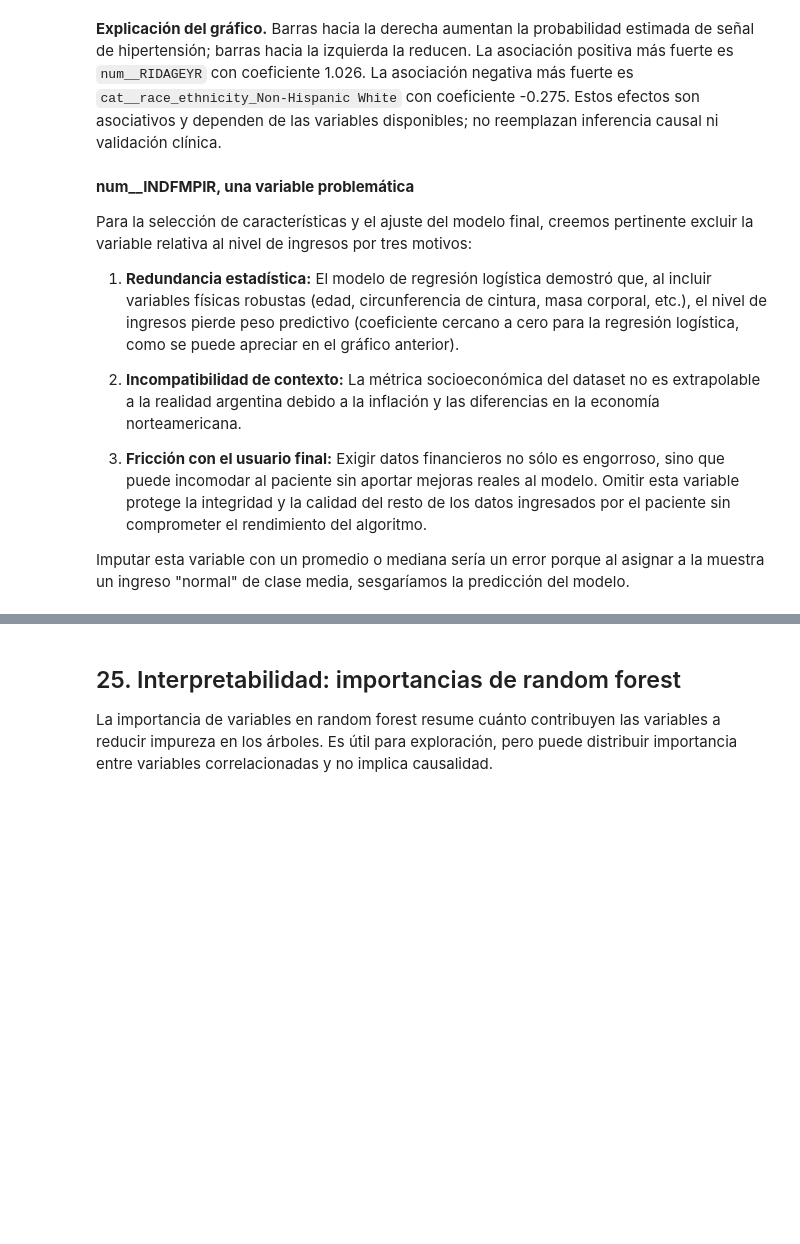
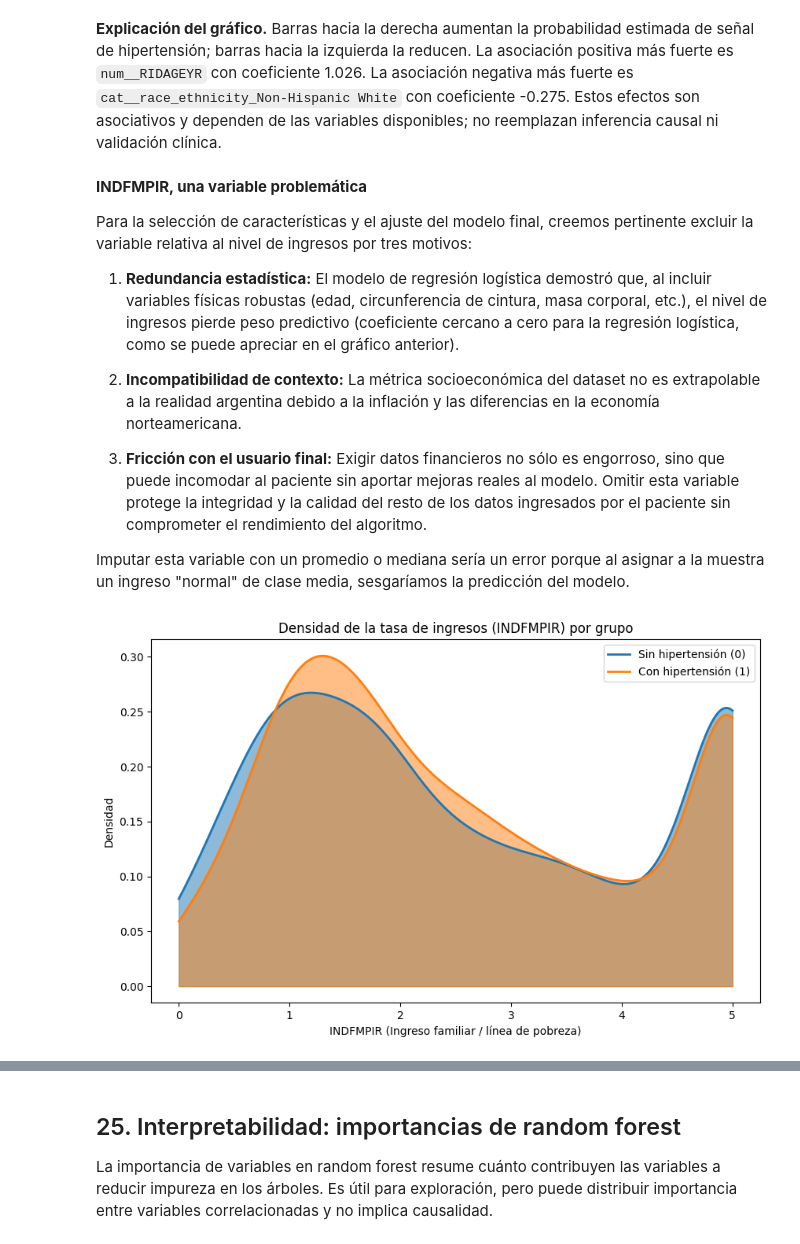
Before and after one commit to santiemanuel/modelado-cardio, a Jupyter notebook: nhanes_case1_hypertension.ipynb, the cells around one changed output, grey strips where cells are left out. Drawn from its saved outputs; the diff is of its cells as text; code cells hidden in the pictures; blank space fills up the shorter version.

Commit message:
Justificación de exclusión de variable INDFMPIR

```diff
--- a/nhanes_case1_hypertension.ipynb
+++ b/nhanes_case1_hypertension.ipynb
@@ -1602,7 +1602,7 @@ La asociación positiva más fuerte es `num__RIDAGEYR` con coeficiente 1.026.
 La asociación negativa más fuerte es `cat__race_ethnicity_Non-Hispanic White` con coeficiente -0.275.
 Estos efectos son asociativos y dependen de las variables disponibles; no reemplazan inferencia causal ni validación clínica.
 # %% [markdown]
-**num__INDFMPIR, una variable problemática**
+**INDFMPIR, una variable problemática**
 
 Para la selección de características y el ajuste del modelo final, creemos pertinente excluir la variable relativa al nivel de ingresos por tres motivos:
 
@@ -1613,3 +1613,28 @@ Para la selección de características y el ajuste del modelo final, creemos per
 3. **Fricción con el usuario final:** Exigir datos financieros no sólo es engorroso, sino que puede incomodar al paciente sin aportar mejoras reales al modelo. Omitir esta variable protege la integridad y la calidad del resto de los datos ingresados por el paciente sin comprometer el rendimiento del algoritmo.
 
 Imputar esta variable con un promedio o mediana sería un error porque al asignar a la muestra un ingreso "normal" de clase media, sesgaríamos la predicción del modelo.
+# %%
+from scipy.stats import gaussian_kde
+x_range = np.linspace(adult20['INDFMPIR'].min(), adult20['INDFMPIR'].max(), 500)
+plt.figure(figsize=(10, 6))
+
+config = [
+    (0, 'Sin hipertensión (0)', 'C0'),
+    (1, 'Con hipertensión (1)', 'C1')
+]
+
+for valor_target, etiqueta, color in config:
+    datos = adult20[adult20[TARGET] == valor_target]['INDFMPIR'].dropna()
+
+    y_densidad = gaussian_kde(datos)(x_range)
+
+    plt.plot(x_range, y_densidad, label=etiqueta, linewidth=2, color=color)
+    plt.fill_between(x_range, y_densidad, color=color, alpha=0.5)
+
+plt.title('Densidad de la tasa de ingresos (INDFMPIR) por grupo')
+plt.xlabel('INDFMPIR (Ingreso familiar / línea de pobreza)')
+plt.ylabel('Densidad')
+plt.legend()
+plt.show()
+# %% [output]
+[figure, added]
```
Also changed, not shown: parts of 1 cell of this notebook.
